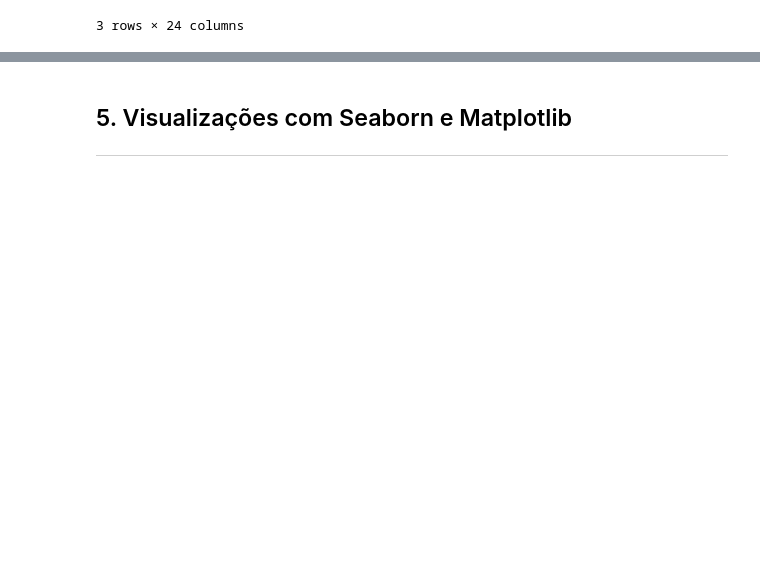
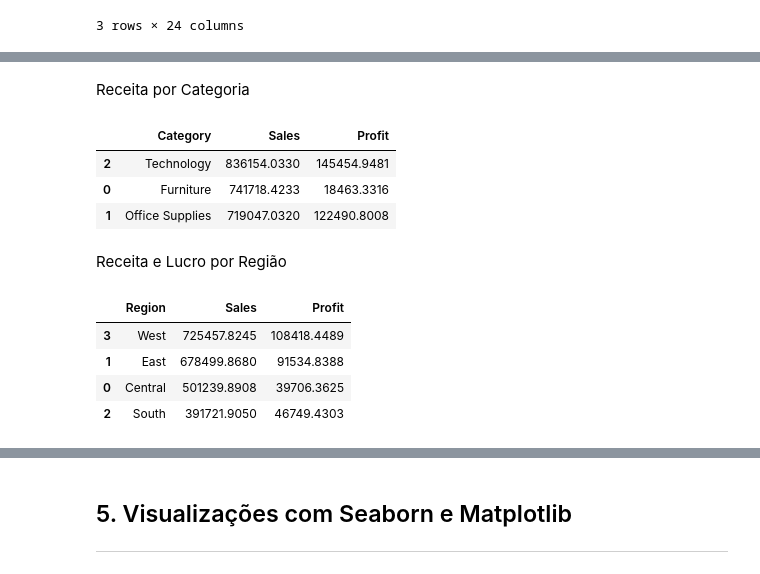
Before and after one commit to danoliveiraed/superstore-analytics, a Jupyter notebook: notebooks/superstore_analysis.ipynb, the cells around one changed output, grey strips where cells are left out. Saved outputs shown, nothing was run; the diff lists cells and outputs as text; code cells hidden in the pictures; blank space fills up the shorter version.

```diff
--- a/notebooks/superstore_analysis.ipynb
+++ b/notebooks/superstore_analysis.ipynb
@@ -171,0 +183,21 @@ dado.head(3)
+# %% [markdown]
+Receita por Categoria
+# %%
+categoria_agg = dado.groupby('Category', observed=True)[['Sales', 'Profit']].sum().reset_index().sort_values(by='Sales', ascending=False)
+categoria_agg.head(3)
+# %% [output]
+|  | Category | Sales | Profit |
+| 2 | Technology | 836154.0330 | 145454.9481 |
+| 0 | Furniture | 741718.4233 | 18463.3316 |
+| 1 | Office Supplies | 719047.0320 | 122490.8008 |
+# %% [markdown]
+Receita e Lucro por Região
+# %%
+regiao_agg = dado.groupby('Region', observed=True)[['Sales', 'Profit']].sum().reset_index().sort_values(by='Sales', ascending=False)
+regiao_agg.head(3)
+# %% [output]
+|  | Region | Sales | Profit |
+| 3 | West | 725457.8245 | 108418.4489 |
+| 1 | East | 678499.8680 | 91534.8388 |
+| 0 | Central | 501239.8908 | 39706.3625 |
+| 2 | South | 391721.9050 | 46749.4303 |
```
Also changed, not shown: parts of 6 cells of this notebook.
